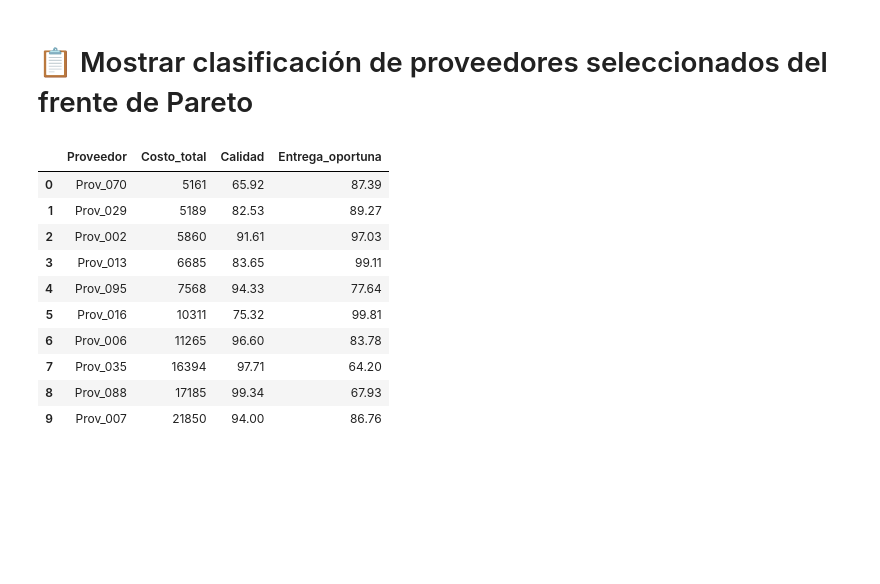
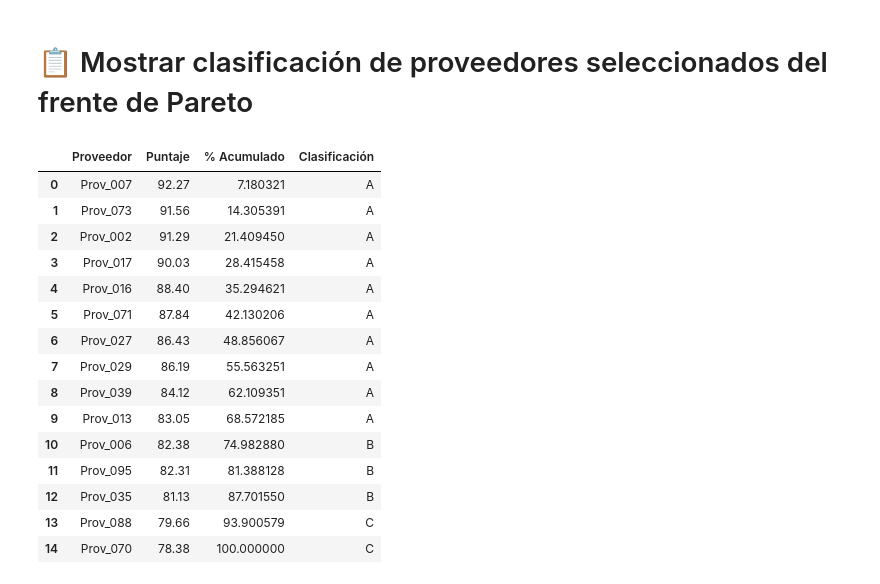
Before and after one commit to CristianZafra/-Evaluacion_Proveedores_RF_NSGA2, a Jupyter notebook: Evaluacion_Proveedores_RF_NSGA2.ipynb, the cells around one changed output. Cells and saved outputs as stored; diff of their text form; code cells hidden in the pictures; blank space fills up the shorter version.

```diff
--- a/Evaluacion_Proveedores_RF_NSGA2.ipynb
+++ b/Evaluacion_Proveedores_RF_NSGA2.ipynb
@@ -134,21 +134,50 @@ plt.show()
 # %% [markdown]
 # 📋 Mostrar clasificación de proveedores seleccionados del frente de Pareto
 # %%
-# Identificar los índices más representativos del frente
-indices = [int(ind[0] * (len(df)-1)) for ind in pop]
-resultados = df.iloc[indices][['Proveedor', 'Costo_total', 'Calidad', 'Entrega_oportuna']].drop_duplicates()
-resultados = resultados.sort_values(by='Costo_total')
-resultados.reset_index(drop=True, inplace=True)
-resultados.head(10)  # Mostrar top 10 proveedores seleccionados
+# 1. Obtener los índices únicos representativos
+indices = [int(ind[0] * (len(df) - 1)) for ind in pop]
+indices = list(set(indices))  # eliminar duplicados
+
+# 2. Extraer la información de proveedores seleccionados
+clasificados = df.iloc[indices][[
+    'Proveedor', 'Costo_total', 'Calidad', 'Entrega_oportuna', 'Nivel_servicio'
+]].copy()
+
+# 3. Calcular un puntaje ponderado como criterio de clasificación
+clasificados['Puntaje'] = (
+    clasificados['Calidad'] * 0.4 +
+    clasificados['Entrega_oportuna'] * 0.3 +
+    clasificados['Nivel_servicio'] * 0.3
+).round(2)
+
+# 4. Ordenar por puntaje
+clasificados = clasificados.sort_values(by='Puntaje', ascending=False).reset_index(drop=True)
+
+# 5. Clasificación ABC basada en porcentajes acumulados del puntaje
+clasificados['% Acumulado'] = clasificados['Puntaje'].cumsum() / clasificados['Puntaje'].sum() * 100
+
+clasificados['Clasificación'] = pd.cut(
+    clasificados['% Acumulado'],
+    bins=[0, 70, 90, 100],
+    labels=['A', 'B', 'C']
+)
+
+# 6. Mostrar clasificación
+clasificados[['Proveedor', 'Puntaje', '% Acumulado', 'Clasificación']].head(15)
 # %% [output]
-|  | Proveedor | Costo_total | Calidad | Entrega_oportuna |
-| 0 | Prov_070 | 5161 | 65.92 | 87.39 |
-| 1 | Prov_029 | 5189 | 82.53 | 89.27 |
-| 2 | Prov_002 | 5860 | 91.61 | 97.03 |
-| 3 | Prov_013 | 6685 | 83.65 | 99.11 |
-| 4 | Prov_095 | 7568 | 94.33 | 77.64 |
-| 5 | Prov_016 | 10311 | 75.32 | 99.81 |
-| 6 | Prov_006 | 11265 | 96.60 | 83.78 |
-| 7 | Prov_035 | 16394 | 97.71 | 64.20 |
-| 8 | Prov_088 | 17185 | 99.34 | 67.93 |
-| 9 | Prov_007 | 21850 | 94.00 | 86.76 |
+|  | Proveedor | Puntaje | % Acumulado | Clasificación |
+| 0 | Prov_007 | 92.27 | 7.180321 | A |
+| 1 | Prov_073 | 91.56 | 14.305391 | A |
+| 2 | Prov_002 | 91.29 | 21.409450 | A |
+| 3 | Prov_017 | 90.03 | 28.415458 | A |
+| 4 | Prov_016 | 88.40 | 35.294621 | A |
+| 5 | Prov_071 | 87.84 | 42.130206 | A |
+| 6 | Prov_027 | 86.43 | 48.856067 | A |
+| 7 | Prov_029 | 86.19 | 55.563251 | A |
+| 8 | Prov_039 | 84.12 | 62.109351 | A |
+| 9 | Prov_013 | 83.05 | 68.572185 | A |
+| 10 | Prov_006 | 82.38 | 74.982880 | B |
+| 11 | Prov_095 | 82.31 | 81.388128 | B |
+| 12 | Prov_035 | 81.13 | 87.701550 | B |
+| 13 | Prov_088 | 79.66 | 93.900579 | C |
+| 14 | Prov_070 | 78.38 | 100.000000 | C |
```
